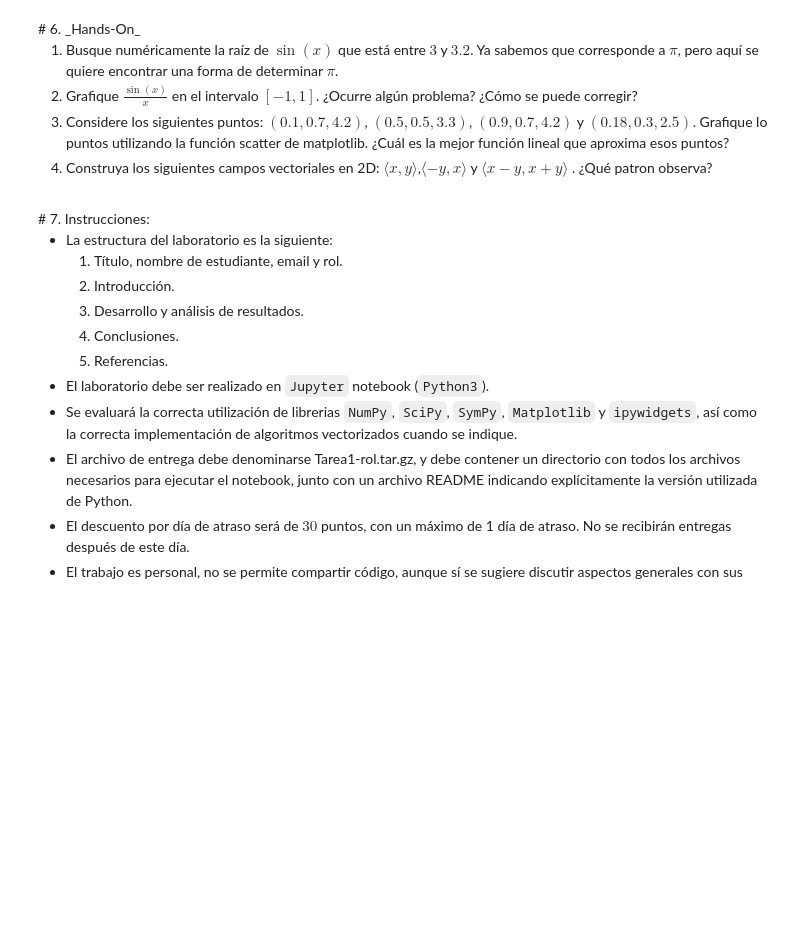
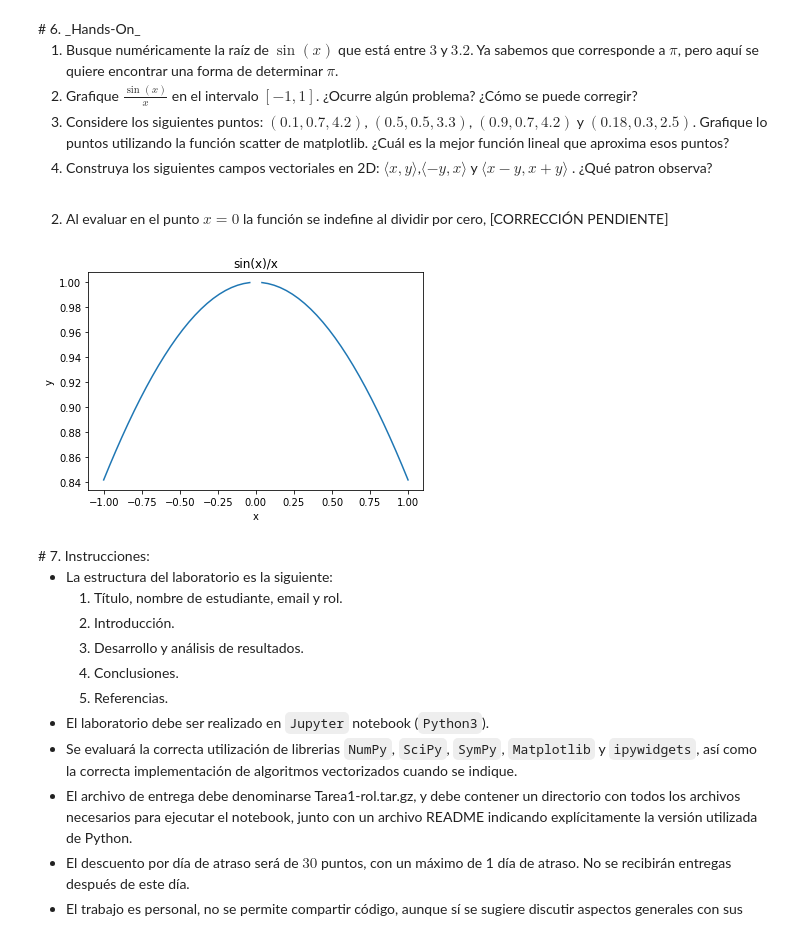
Before and after one commit to mijara/notebooks, a Jupyter notebook: Tarea_1_CC1_2017.ipynb, the cells around one changed output. Drawn from its saved outputs; the diff is of its cells as text; code cells hidden in the pictures; blank space fills up the shorter version.

```diff
--- a/Tarea_1_CC1_2017.ipynb
+++ b/Tarea_1_CC1_2017.ipynb
@@ -282,6 +282,20 @@ plt.show()
 1. Grafique $\displaystyle{\frac{\sin(x)}{x}}$ en el intervalo $[-1,1]$. ¿Ocurre algún problema? ¿Cómo se puede corregir?
 1. Considere los siguientes puntos: $(0.1,0.7, 4.2)$, $(0.5,0.5, 3.3)$, $(0.9,0.7, 4.2)$ y $(0.18,0.3, 2.5)$. Grafique lo puntos utilizando la función scatter de matplotlib. ¿Cuál es la mejor función lineal que aproxima esos puntos?
 1. Construya los siguientes campos vectoriales en 2D: $\langle x,y\rangle$,$\langle -y,x\rangle$ y $\langle x-y,x+y\rangle$ . ¿Qué patron observa?
+# %% [markdown]
+2) Al evaluar en el punto $x = 0$ la función se indefine al dividir por cero, [CORRECCIÓN PENDIENTE]
+# %%
+t = np.linspace(-1, 1, 51)
+
+plt.title('sin(x)/x')
+plt.xlabel('x')
+plt.ylabel('y')
+plt.plot(t, np.sin(t) / t)
+plt.plot(0, 1)
+
+plt.show()
+# %% [output]
+[figure, added]
 # %% [markdown]
 <div id='instr' />
 # 7. Instrucciones:
```
